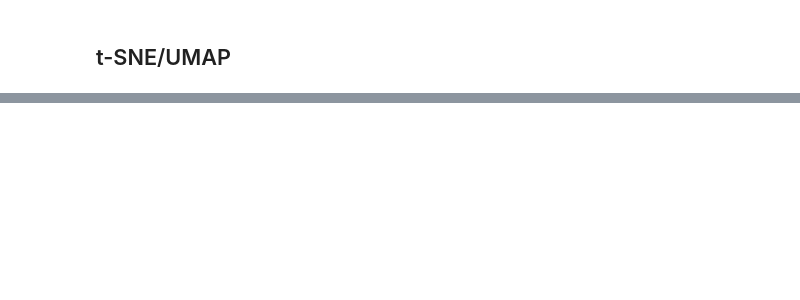
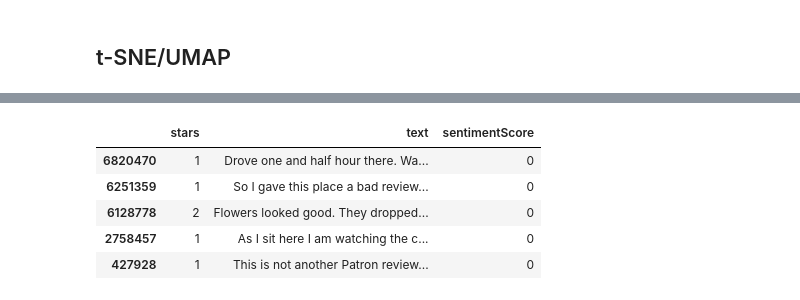
Before and after one commit to dsgt-arc/qclef-2025-instance, a Jupyter notebook: users/chloe/eda/EDA.ipynb, the cells around one changed output, grey strips where cells are left out. Saved outputs shown, nothing was run; the diff lists cells and outputs as text; code cells hidden in the pictures; blank space fills up the shorter version.

```diff
--- a/users/chloe/eda/EDA.ipynb
+++ b/users/chloe/eda/EDA.ipynb
@@ -54,0 +107,9 @@ plt.show()
+# %%
+yelp.head()
+# %% [output]
+|  | stars | text | sentimentScore |
+| 6820470 | 1 | Drove one and half hour there. Wa... | 0 |
+| 6251359 | 1 | So I gave this place a bad review... | 0 |
+| 6128778 | 2 | Flowers looked good. They dropped... | 0 |
+| 2758457 | 1 | As I sit here I am watching the c... | 0 |
+| 427928 | 1 | This is not another Patron review... | 0 |
```
Also changed, not shown: parts of 15 cells of this notebook, 3 other files.
